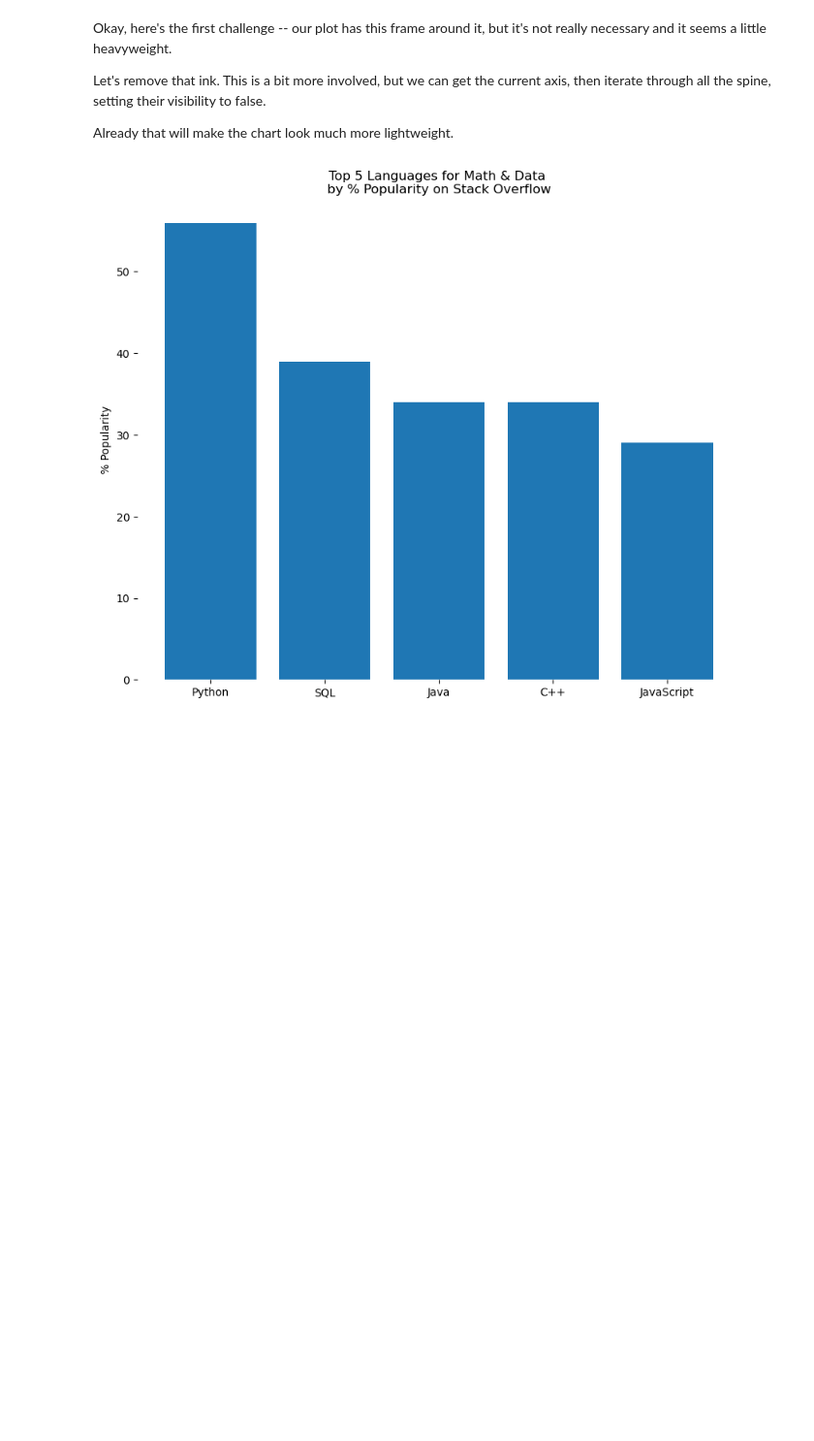
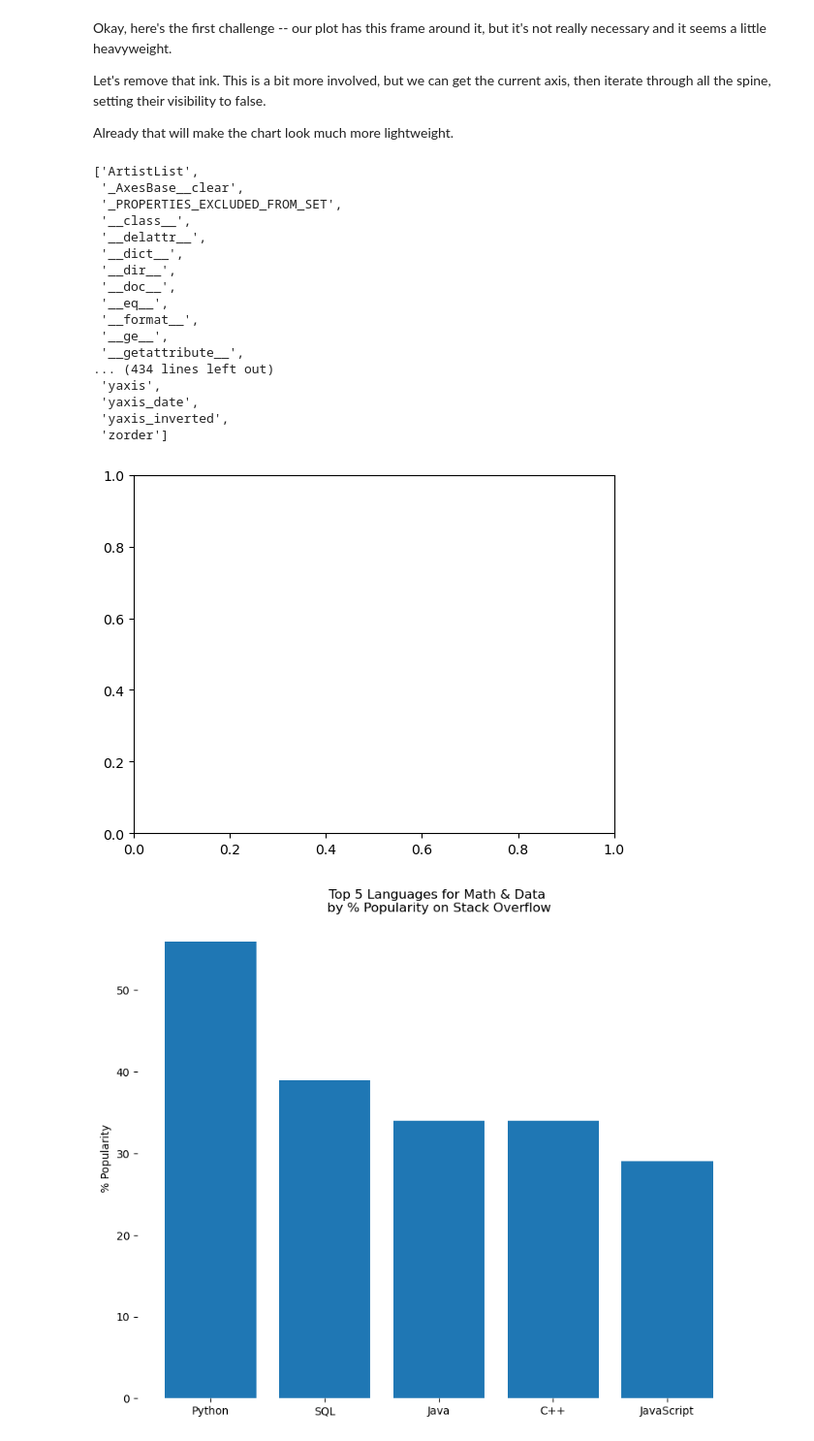
Before and after one commit to Vodarkwah/Applied-Data-Science--UMICH, a Jupyter notebook: Course 2/Week 2/5-dejunking.ipynb, the cells around one changed output. Shown at 97% size. Saved outputs shown, nothing was run; the diff lists cells and outputs as text; code cells hidden in the pictures; blank space fills up the shorter version.

```diff
--- a/Course 2/Week 2/5-dejunking.ipynb
+++ b/Course 2/Week 2/5-dejunking.ipynb
@@ -44,16 +44,35 @@ Already that will make the chart look much more lightweight.
 # %%
 # for i in plt.gca().spines:
 #     print(i)
 
 # plt.gca().spines.left.set_visible(False)
 # plt.gca().spines.right.set_visible(False)
 # dir(plt.gca().spines.top.set_visible(False))
-# dir(plt.gca())
+dir(plt.gca())
 # plt.gca().get_visible(False)
 # plt.gca().set_visible(False)
 
 # plt.gca().spines.values().set_visible(False)
 # plt.setp(plt.gca().spines.values(), visible=False)
+# %% [output]
+['ArtistList',
+ '_AxesBase__clear',
+ '_PROPERTIES_EXCLUDED_FROM_SET',
+ '__class__',
+ '__delattr__',
+ '__dict__',
+ '__dir__',
+ '__doc__',
+ '__eq__',
+ '__format__',
+ '__ge__',
+ '__getattribute__',
+... (434 lines left out)
+ 'yaxis',
+ 'yaxis_date',
+ 'yaxis_inverted',
+ 'zorder']
+[figure, added]
 # %%
 import matplotlib.pyplot as plt
 import numpy as np
```
Also changed, not shown: 11 other files.
